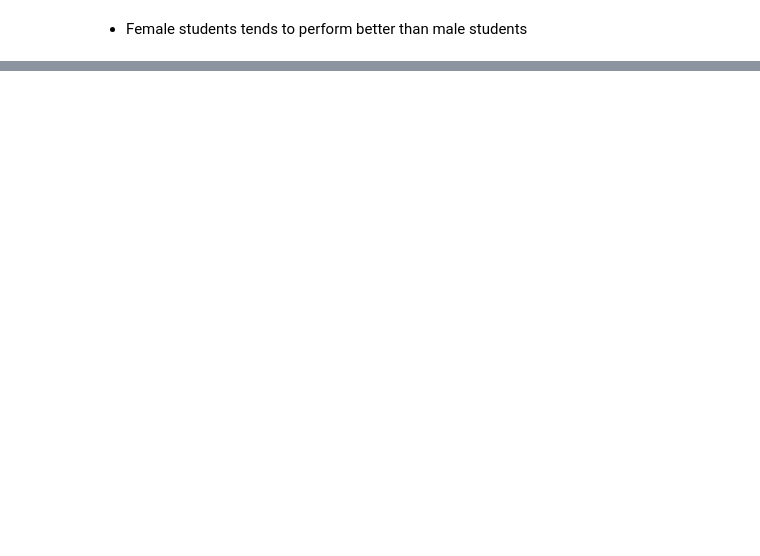
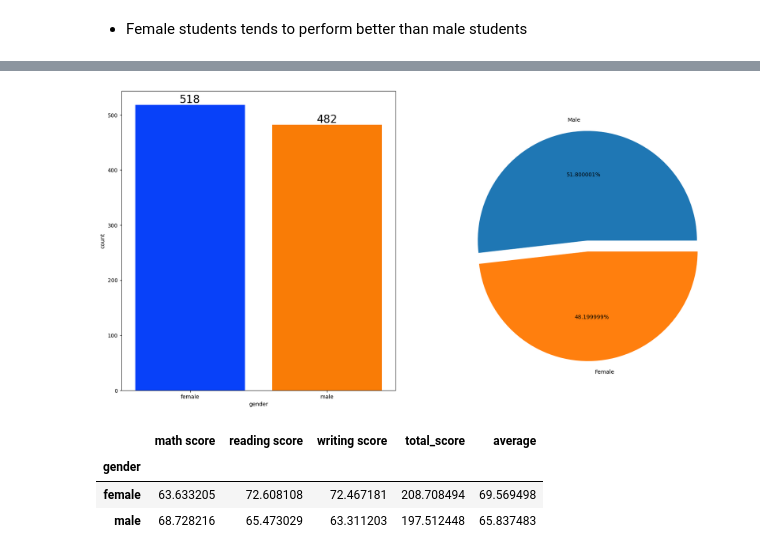
Before and after one commit to indhra/MLproject1, a Jupyter notebook: 1. EDA STUDENT PERFORMANCE.ipynb, the cells around one changed output, grey strips where cells are left out. Cells and saved outputs as stored; diff of their text form; code cells hidden in the pictures; blank space fills up the shorter version.

```diff
--- a/1. EDA STUDENT PERFORMANCE.ipynb
+++ b/1. EDA STUDENT PERFORMANCE.ipynb
@@ -90,0 +229,25 @@ plt.show()
+# %%
+f, ax=plt.subplots(1,2, figsize=(20,10))
+sns.countplot(x=df['gender'],
+              data=df,
+              palette='bright',
+              ax=ax[0],
+              saturation=0.95)
+for container in ax[0].containers:
+    ax[0].bar_label(container,color='black',size=20)
+
+plt.pie(x=df['gender'].value_counts(),
+        labels=['Male','Female'],
+                explode=[0,0.1],
+                autopct='%2f%%')
+plt.show()
+# %% [output]
+[figure, added]
+# %%
+gender_group = df.groupby('gender').mean()
+gender_group
+# %% [output]
+|  | math score | reading score | writing score | total_score | average |
+| gender |  |  |  |  |  |
+| female | 63.633205 | 72.608108 | 72.467181 | 208.708494 | 69.569498 |
+| male | 68.728216 | 65.473029 | 63.311203 | 197.512448 | 65.837483 |
```
Also changed, not shown: parts of 21 cells of this notebook, 1 other file.
